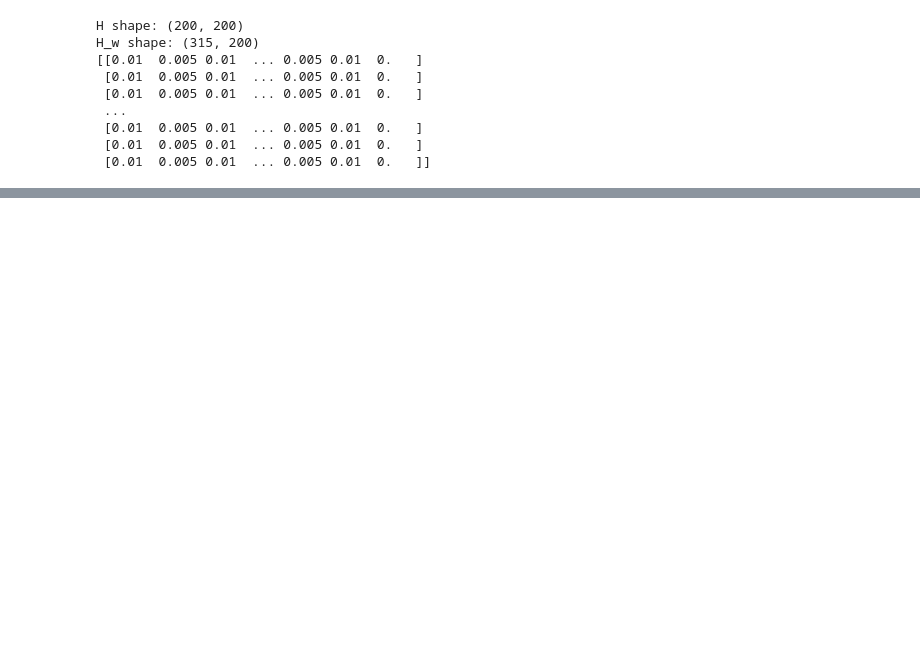
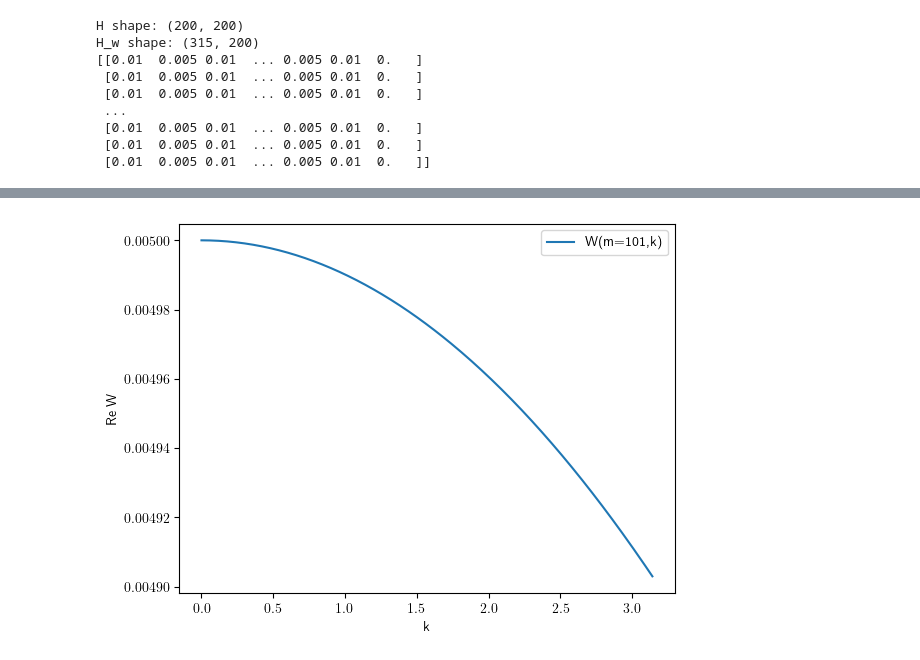
Before and after one commit to evgenii-poliakoff/lightcones, a Jupyter notebook: notebooks/wigner_function/drosophila.ipynb, the cells around one changed output, grey strips where cells are left out. Cells and saved outputs as stored; diff of their text form; code cells hidden in the pictures; blank space fills up the shorter version.

```diff
--- a/notebooks/wigner_function/drosophila.ipynb
+++ b/notebooks/wigner_function/drosophila.ipynb
@@ -488,0 +515,9 @@ plt.show()
+# %%
+m0 = n_sites+1  # возму нечётный фикированный узел, посмотрю, что на нём
+plt.plot(k, w_p[:, m0].real, label=f"W(m={m0},k)")
+plt.xlabel("k")
+plt.ylabel("Re W")
+plt.legend()
+plt.show()
+# %% [output]
+[figure, added]
```
Also changed, not shown: parts of 6 cells of this notebook.
